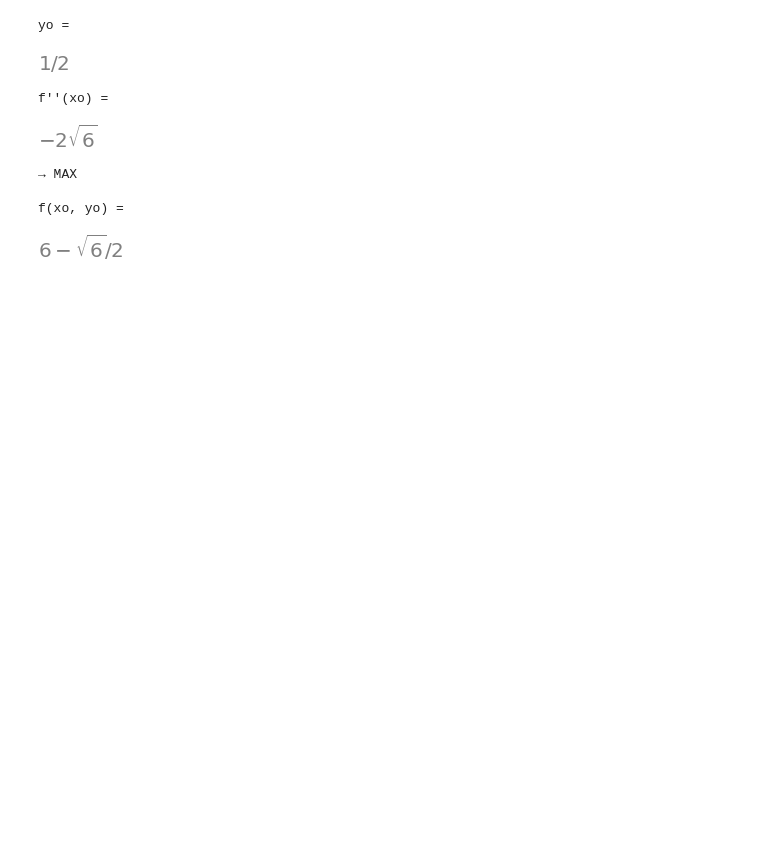
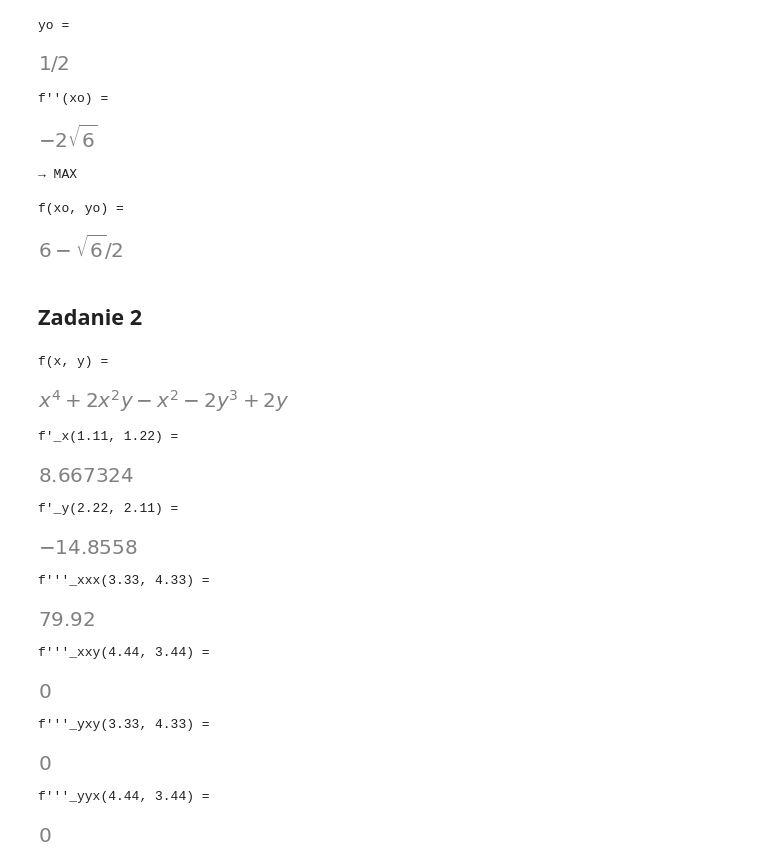
Before and after one commit to Tomaszlek/Obliczenia_Naukowe_2026, a Jupyter notebook: Lista 4/Lista4.ipynb, the cells around one changed output. Saved outputs shown, nothing was run; the diff lists cells and outputs as text; code cells hidden in the pictures; blank space fills up the shorter version.

```diff
--- a/Lista 4/Lista4.ipynb
+++ b/Lista 4/Lista4.ipynb
@@ -185,3 +185,49 @@ f''(xo) =
 
 f(xo, yo) =
 [figure]
+# %% [markdown]
+## Zadanie 2
+# %%
+f2 = x**4 - 2*y**3 + 2*x**2*y - x**2 + 2*y
+
+print("f(x, y) =")
+display(f2)
+
+# pochodne
+f2_x = diff(f2, x)          # f'_x
+f2_y = diff(f2, y)          # f'_y
+f2_xx = diff(f2, x, 2)      # f''_xx
+f2_xxx = diff(f2, x, 3)     # f'''_xxx
+f2_xxy = diff(f2_xxx, y)    # f'''_xxy
+f2_yxy = diff(f2, y, 2, x)  # f'''_yxy
+f2_yyx = diff(f2, y, 2, x)  # f'''_yyx
+
+points = {
+    "f'_x(1.11, 1.22)": (f2_x, 1.11, 1.22),
+    "f'_y(2.22, 2.11)": (f2_y, 2.22, 2.11),
+    "f'''_xxx(3.33, 4.33)": (f2_xxx, 3.33, 4.33),
+    "f'''_xxy(4.44, 3.44)": (f2_xxy, 4.44, 3.44),
+    "f'''_yxy(3.33, 4.33)": (f2_yxy, 3.33, 4.33),
+    "f'''_yyx(4.44, 3.44)": (f2_yyx, 4.44, 3.44),
+}
+
+for label, (derivative, x_val, y_val) in points.items():
+    result = derivative.subs([(x, x_val), (y, y_val)])
+    result_float = float(result)
+    print(f"\n{label} =")
+    display(result)
+# %% [output]
+f(x, y) =
+[figure, added]
+f'_x(1.11, 1.22) =
+[figure, added]
+f'_y(2.22, 2.11) =
+[figure, added]
+f'''_xxx(3.33, 4.33) =
+[figure, added]
+f'''_xxy(4.44, 3.44) =
+[figure, added]
+f'''_yxy(3.33, 4.33) =
+[figure, added]
+f'''_yyx(4.44, 3.44) =
+[figure, added]
```
Also changed, not shown: parts of 2 cells of this notebook.
